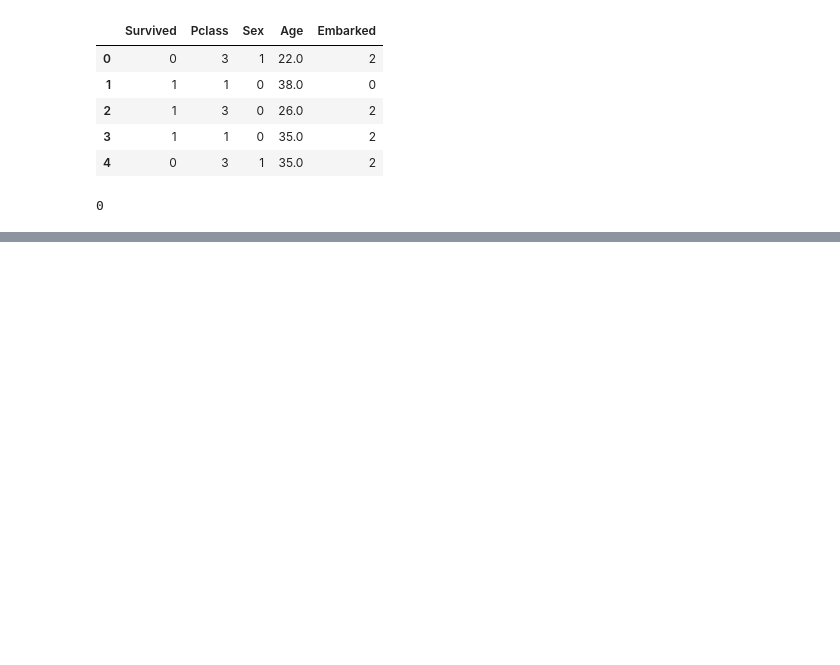
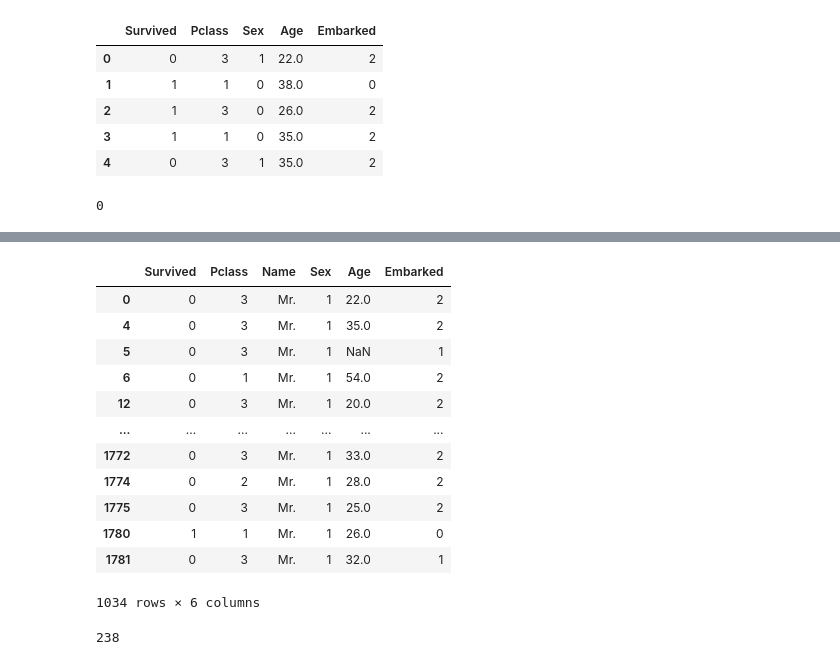
Before and after one commit to lucasmoutinho/titanic-preprocessing-tutorial, a Jupyter notebook: Titanic_Tutorial.ipynb, the cells around one changed output, grey strips where cells are left out. Drawn from its saved outputs; the diff is of its cells as text; code cells hidden in the pictures; blank space fills up the shorter version.

```diff
--- a/Titanic_Tutorial.ipynb
+++ b/Titanic_Tutorial.ipynb
@@ -596,0 +696,21 @@ weighted avg       0.80      0.80      0.80       534
+# %%
+current_title = "Mr." # Title Mr.
+df_selected[df_selected.Name == current_title]
+# %% [output]
+|  | Survived | Pclass | Name | Sex | Age | Embarked |
+| 0 | 0 | 3 | Mr. | 1 | 22.0 | 2 |
+| 4 | 0 | 3 | Mr. | 1 | 35.0 | 2 |
+| 5 | 0 | 3 | Mr. | 1 | NaN | 1 |
+| 6 | 0 | 1 | Mr. | 1 | 54.0 | 2 |
+| 12 | 0 | 3 | Mr. | 1 | 20.0 | 2 |
+| ... | ... | ... | ... | ... | ... | ... |
+| 1772 | 0 | 3 | Mr. | 1 | 33.0 | 2 |
+| 1774 | 0 | 2 | Mr. | 1 | 28.0 | 2 |
+| 1775 | 0 | 3 | Mr. | 1 | 25.0 | 2 |
+| 1780 | 1 | 1 | Mr. | 1 | 26.0 | 0 |
+| 1781 | 0 | 3 | Mr. | 1 | 32.0 | 1 |
+1034 rows × 6 columns
+# %%
+df_selected[df_selected.Name == current_title]["Age"].isna().sum()
+# %% [output]
+238
```
Also changed, not shown: parts of 12 cells of this notebook.
